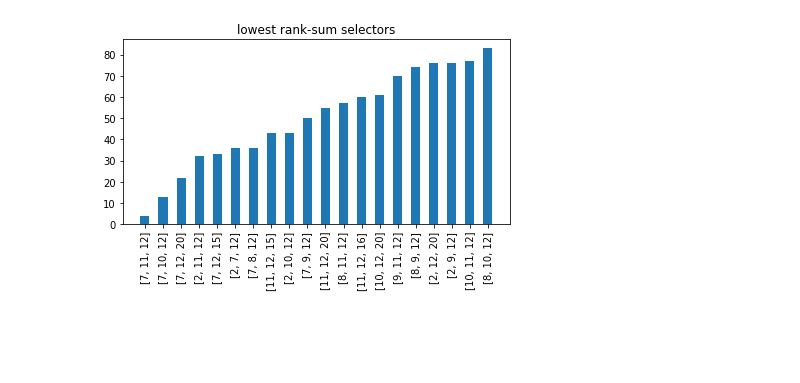
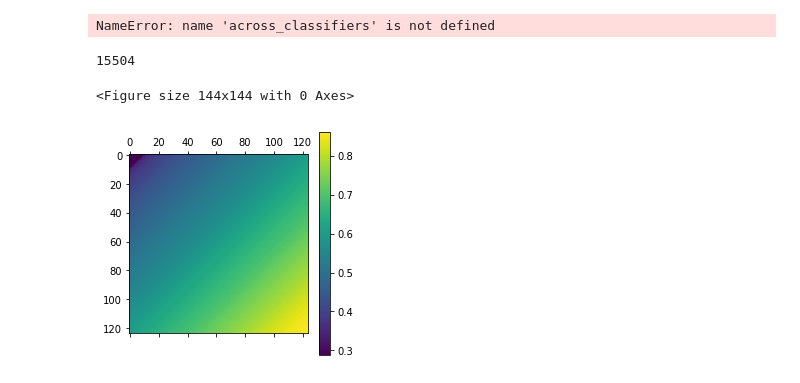
Before and after one commit to ethanev/small_molecule_sensing_and_classification, a Jupyter notebook: selector_combos_analysis.ipynb, the cells around one changed output. Drawn from its saved outputs; the diff is of its cells as text; code cells hidden in the pictures; blank space fills up the shorter version.

```diff
--- a/selector_combos_analysis.ipynb
+++ b/selector_combos_analysis.ipynb
@@ -18,10 +18,10 @@ for f in files:
     KNN = {**data['KNN'], **KNN}
     features = {**data['features'], **features}
 # %%
-GP_list = [(v[0],v[1],k) for k,v in GP.items()]
+# GP_list = [(v[0],v[1],k) for k,v in GP.items()]
 KNN_list = [(v[0],v[1],k) for k,v in KNN.items()]
 features_list = [(v[0],v[1],k) for k,v in features.items()]
 # %%
-GP_list = sorted(GP_list, key=lambda x: x[0], reverse=True)
+# GP_list = sorted(GP_list, key=lambda x: x[0], reverse=True)
 KNN_list = sorted(KNN_list, key=lambda x: x[0], reverse=True)
 features_list = sorted(features_list, key=lambda x: x[0], reverse=True)
@@ -74,6 +80,10 @@ for i, name in enumerate(features_list):
     across_classifiers[name[2]].append(i)
 score_selectors = {(sum(across_classifiers[ele]),ele) for ele in across_classifiers}
 score_selectors = sorted(score_selectors, key=lambda x: x[0])
+
+
+ranksum_df = pd.DataFrame({'selector_combo':[s[1] for s in score_selectors],'rank_sum':[s[0] for s in score_selectors]})
+ranksum_df.to_csv(path+'rank_sum_results.csv')
 
 length = 20
 xs = [i for i in range(length)]
@@ -84,7 +94,40 @@ plt.bar(xs, values, width=0.5)
 plt.title('lowest rank-sum selectors')
 plt.xticks(xs, names, rotation=90)
 plt.tight_layout()
-plt.savefig(path+'lowest_rank_sum_4_selectors_3_cheese.eps')
+plt.savefig(path+'lowest_rank_sum_5_selectors_3_cheese.png')
 plt.show()
 # %% [output]
-[figure, removed]
+NameError: name 'across_classifiers' is not defined
+# %%
+# [[0,0],[0,1],[1,0],[2,0],[1,1],[0,2],[3,0][2,1],[1,2],[0,3]]
+# import itertools
+# list(itertools.permutations([1,0]))
+from itertools import product
+import numpy as np
+import matplotlib.pyplot as plt
+matrix_size= 124 # 70 for the 4 selectors, 34 for the 3 selectors
+indicies = list(product(range(matrix_size), repeat=2))
+indicies = sorted(indicies, key=lambda x:x[0]+x[1])
+sorted_mat = np.zeros((matrix_size,matrix_size))
+
+
+features_acc = [ele[0] for ele in features_list]
+features_acc = sorted(features_acc)
+print(len(features_acc))
+#1156 is a 34 x 34 matrix so pad with 16 zeros
+# zeroes = [0 for i in range(16)]
+zeroes = [features_acc[0] for i in range(55)]
+
+features_acc = zeroes + features_acc
+fig = plt.figure(figsize=(2,2))
+for ele, index in zip(features_acc, indicies):
+    sorted_mat[index] = ele
+plt.matshow(sorted_mat)
+plt.colorbar()
+title = '5_cheese_diag_sorted_matrix_selectors'
+plt.savefig(path+title+'.png')
+plt.show()
+# %% [output]
+15504
+<Figure size 144x144 with 0 Axes>
+[figure, added]
```
Also changed, not shown: parts of 3 cells of this notebook, 5 other files.
